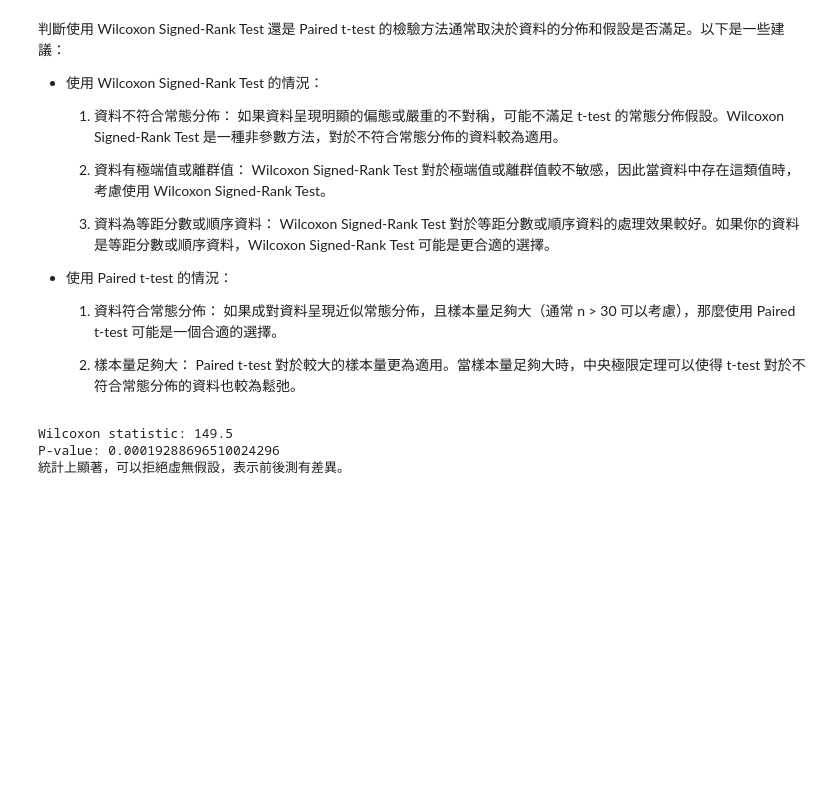
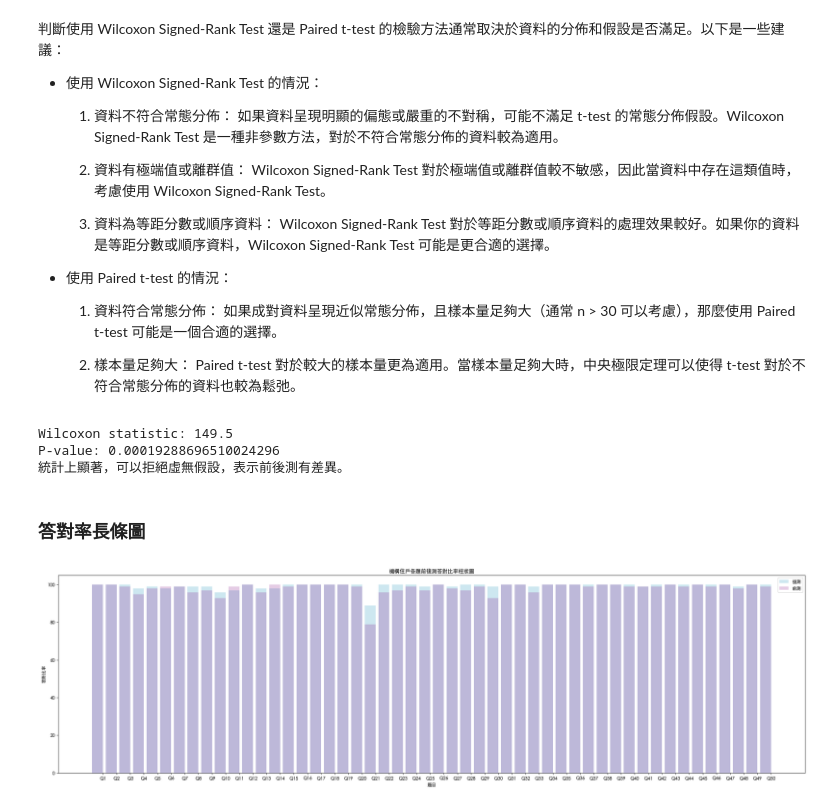
Before and after one commit to Yasmine-Cheng/statistc, a Jupyter notebook: 專業人員.ipynb, the cells around one changed output. Saved outputs shown, nothing was run; the diff lists cells and outputs as text; code cells hidden in the pictures; blank space fills up the shorter version.

Commit message:
<FEAT>add bar chart

```diff
--- a/專業人員.ipynb
+++ b/專業人員.ipynb
@@ -419,3 +427,30 @@ else:
 Wilcoxon statistic: 149.5
 P-value: 0.00019288696510024296
 統計上顯著，可以拒絕虛無假設，表示前後測有差異。
+# %% [markdown]
+### 答對率長條圖
+# %%
+before_list = []
+after_list = []
+for i in target:
+    X = f'{i}_x'
+    Y = f'{i}_y'
+    before_list.append(len(df[df[X]=='O'])/len(df)*100)
+    after_list.append(len(df[df[Y]=='O'])/len(df)*100)
+
+width = 0.8
+indices = np.arange(len(before_list))
+plt.figure(figsize=(30,8))
+plt.bar(indices, after_list, width=width,
+        color='lightblue', alpha=0.6, label='後測')
+plt.bar(indices, before_list,
+        width=width, color='purple', alpha=0.2, label='前測')
+plt.xticks(indices+width/2.,
+           ['Q{}'.format(i) for i in range(1, len(before_list)+1)] )
+plt.legend()
+plt.title("機構住戶各題前後測答對比率柱狀圖")
+plt.xlabel('題目')
+plt.ylabel('答對比率')
+plt.show()
+# %% [output]
+[figure, added]
```
Also changed, not shown: parts of 3 cells of this notebook, 2 other files.
